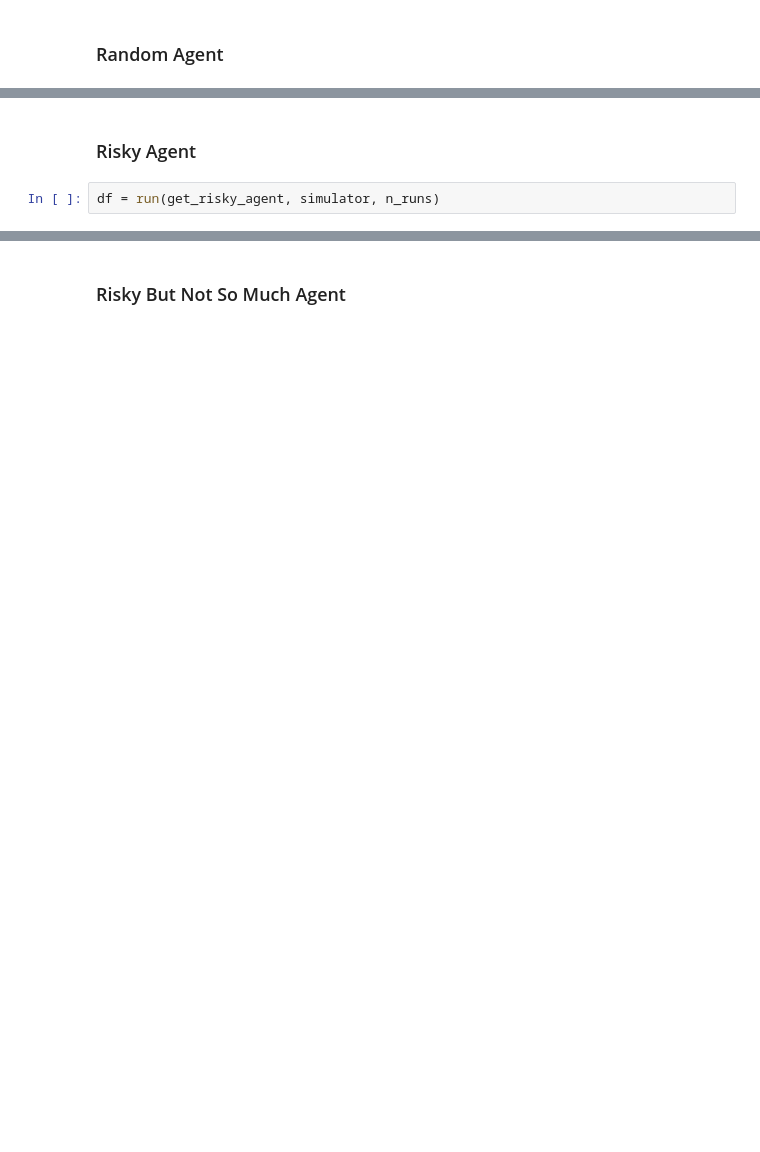
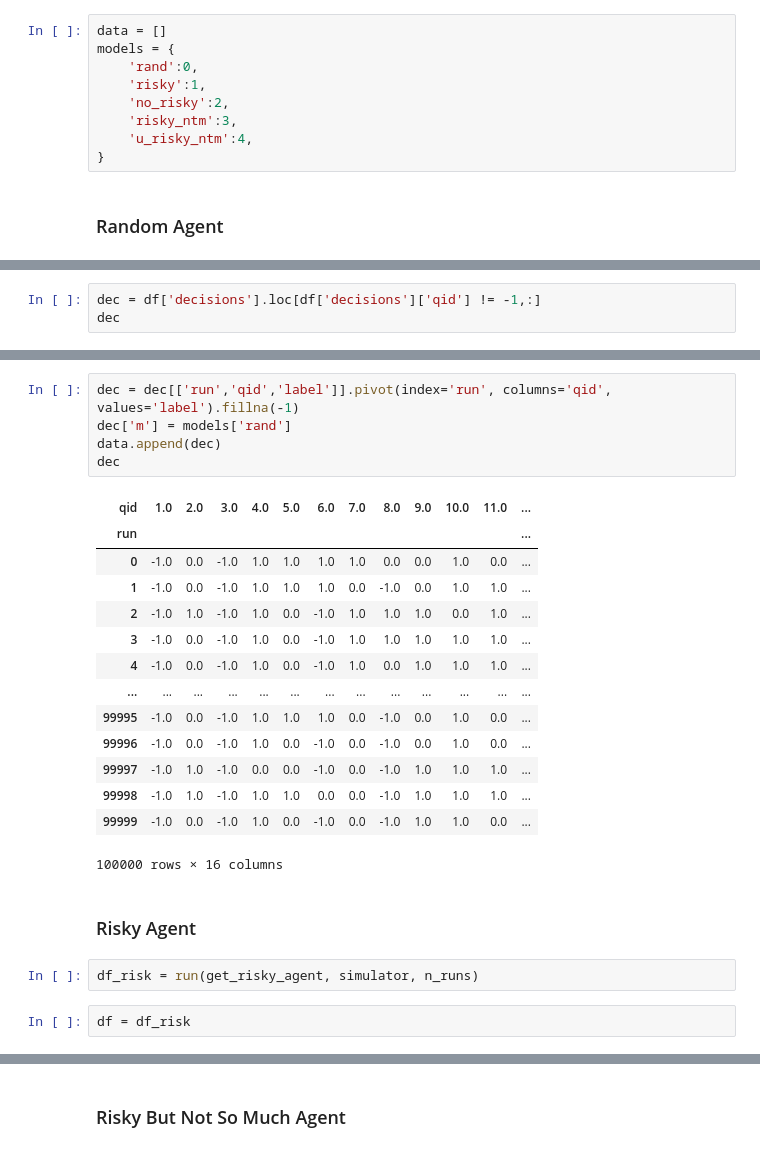
Before and after one commit to vibalcam/text-games, a Jupyter notebook: notebooks/run_agents.ipynb, the cells around one changed output, grey strips where cells are left out. Drawn from its saved outputs; the diff is of its cells as text; blank space fills up the shorter version.

```diff
--- a/notebooks/run_agents.ipynb
+++ b/notebooks/run_agents.ipynb
@@ -174,6 +193,15 @@ def get_risky_ntm_agent():
 # #     )
 # %% [markdown]
 ## Run
+# %%
+data = []
+models = {
+    'rand':0,
+    'risky':1,
+    'no_risky':2,
+    'risky_ntm':3,
+    'u_risky_ntm':4,
+}
 # %% [markdown]
 ### Random Agent
 # %%
@@ -242,0 +249,3 @@ rand['m'] = 0
+# %%
+dec = df['decisions'].loc[df['decisions']['qid'] != -1,:]
+dec
@@ -243,7 +266,29 @@ rand['m'] = 0
+# %%
+dec = dec[['run','qid','label']].pivot(index='run', columns='qid', values='label').fillna(-1)
+dec['m'] = models['rand']
+data.append(dec)
+dec
+# %% [output]
+| qid | 1.0 | 2.0 | 3.0 | 4.0 | 5.0 | 6.0 | 7.0 | 8.0 | 9.0 | 10.0 | 11.0 | ... |
+| run |  |  |  |  |  |  |  |  |  |  |  | ... |
+| 0 | -1.0 | 0.0 | -1.0 | 1.0 | 1.0 | 1.0 | 1.0 | 0.0 | 0.0 | 1.0 | 0.0 | ... |
+| 1 | -1.0 | 0.0 | -1.0 | 1.0 | 1.0 | 1.0 | 0.0 | -1.0 | 0.0 | 1.0 | 1.0 | ... |
+| 2 | -1.0 | 1.0 | -1.0 | 1.0 | 0.0 | -1.0 | 1.0 | 1.0 | 1.0 | 0.0 | 1.0 | ... |
+| 3 | -1.0 | 0.0 | -1.0 | 1.0 | 0.0 | -1.0 | 1.0 | 1.0 | 1.0 | 1.0 | 1.0 | ... |
+| 4 | -1.0 | 0.0 | -1.0 | 1.0 | 0.0 | -1.0 | 1.0 | 0.0 | 1.0 | 1.0 | 1.0 | ... |
+| ... | ... | ... | ... | ... | ... | ... | ... | ... | ... | ... | ... | ... |
+| 99995 | -1.0 | 0.0 | -1.0 | 1.0 | 1.0 | 1.0 | 0.0 | -1.0 | 0.0 | 1.0 | 0.0 | ... |
+| 99996 | -1.0 | 0.0 | -1.0 | 1.0 | 0.0 | -1.0 | 0.0 | -1.0 | 0.0 | 1.0 | 0.0 | ... |
+| 99997 | -1.0 | 1.0 | -1.0 | 0.0 | 0.0 | -1.0 | 0.0 | -1.0 | 1.0 | 1.0 | 1.0 | ... |
+| 99998 | -1.0 | 1.0 | -1.0 | 1.0 | 1.0 | 0.0 | 0.0 | -1.0 | 1.0 | 1.0 | 1.0 | ... |
+| 99999 | -1.0 | 0.0 | -1.0 | 1.0 | 0.0 | -1.0 | 0.0 | -1.0 | 1.0 | 1.0 | 0.0 | ... |
+100000 rows × 16 columns
 # %% [markdown]
 ### Risky Agent
 # %%
-df = run(get_risky_agent, simulator, n_runs)
+df_risk = run(get_risky_agent, simulator, n_runs)
+# %%
+df = df_risk
 # %%
 df['endings']
 # %% [output]
```
Also changed, not shown: parts of 60 cells of this notebook, 1 other file.
